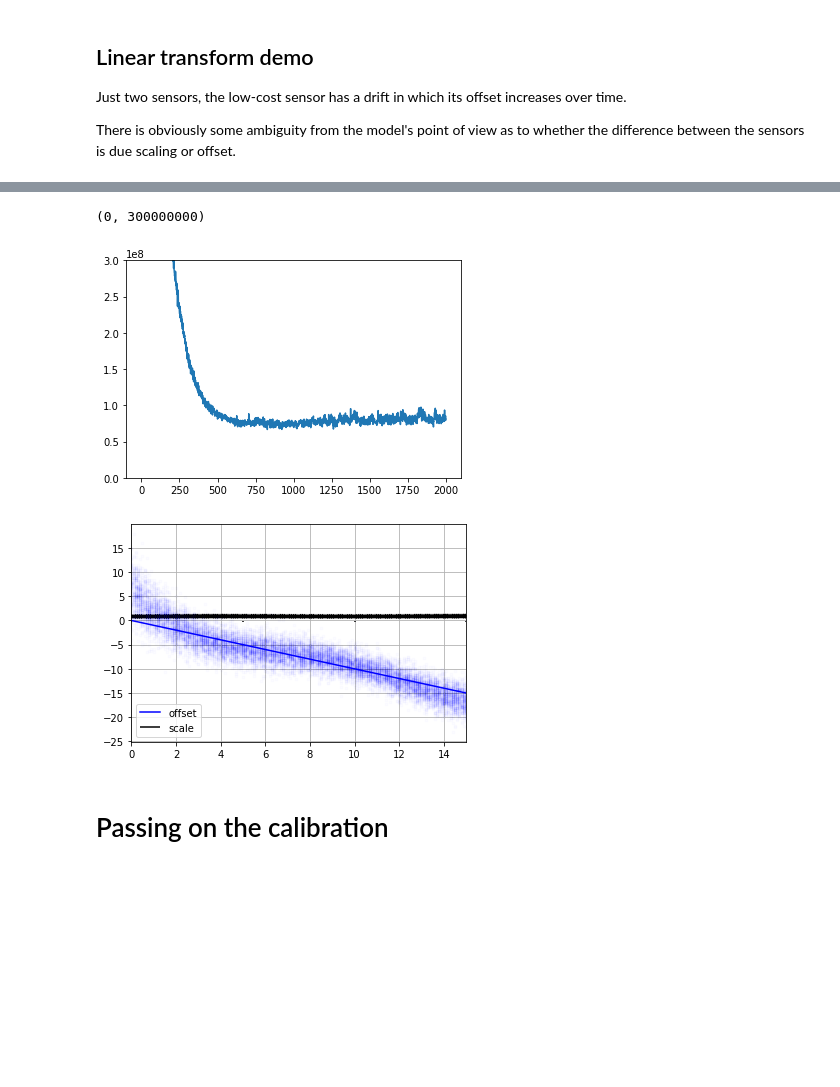
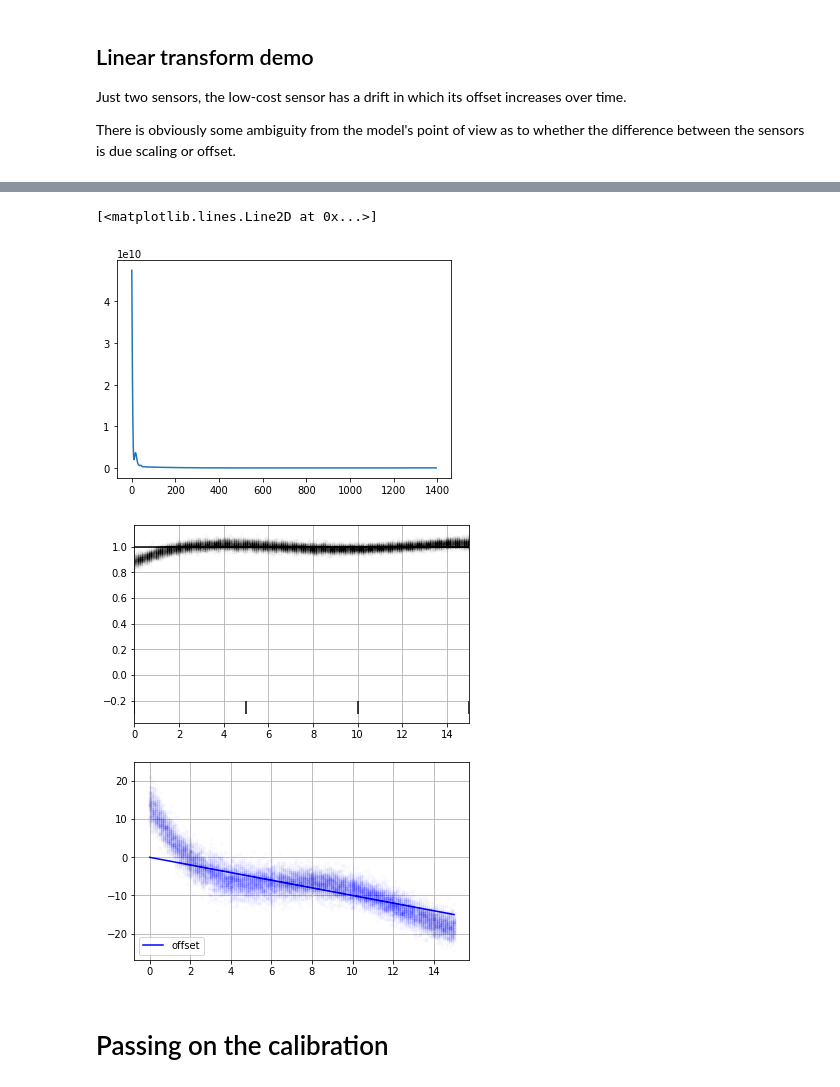
Before and after one commit to airqo-platform/calibration, a Jupyter notebook: jupyter/Demo.ipynb, the cells around one changed output, grey strips where cells are left out. Saved outputs shown, nothing was run; the diff lists cells and outputs as text; code cells hidden in the pictures; blank space fills up the shorter version.

```diff
--- a/jupyter/Demo.ipynb
+++ b/jupyter/Demo.ipynb
@@ -6,0 +13,6 @@ import matplotlib.pyplot as plt
+# %%
+X = np.c_[np.linspace(0,20,2001),np.zeros(2001),np.ones(2001)]
+y = np.cos(X[:,0])*25+100
+Y = np.c_[y,y*(0.5+0.1*X[:,0])]
+refsensor = np.array([1,0])
+Z = np.linspace(0,20,5)[:,None]
@@ -6,0 +49,22 @@ import matplotlib.pyplot as plt
+# %%
+#build test matrix
+C = 1
+for si,refs in enumerate(refsensor):
+    if refs: continue
+    x = np.linspace(0,15,151)
+    testX = np.zeros([0,3])
+    for ci in range(C):
+        tempX = np.c_[x,np.ones_like(x)*si,np.full_like(x,ci)]
+        testX = np.r_[testX,tempX]#.astype(int)
+    testsm = SparseModel(testX,cs.Z,C,Kernel(k))
+    qf_mu,qf_cov = testsm.get_qf(cs.mu,cs.scale)
+    samps = testsm.get_samples_one_sensor(cs.mu,cs.scale)
+
+    plt.figure(figsize=[6,4])
+    plt.plot(x,1/tf.exp(samps[:,:,0].numpy().T),'b.',alpha=0.0025);
+    plt.grid()
+    plt.vlines(Z[:,0],.4,.41)
+    plt.xlim([0,15])
+    #plt.hlines(0.5,0,15,'k',label='scale')
+    plt.plot([0,15],[0.5+0,0.5+0.1*15],'k-')
+    #plt.legend(loc='lower left')
@@ -27,9 +95,9 @@ def transform_fn(samps,Y):
 # %%
 k = gpflow.kernels.RBF(100,20)+gpflow.kernels.Bias(100)
 klike = gpflow.kernels.RBF(100,20)+gpflow.kernels.Bias(100)
-cs = CalibrationSystem(X, Y, Z, refsensor, 1, transform_fn, k, likemodel='distribution',gpflowkernellike=klike,likelihoodstd=0.5)
+cs = CalibrationSystem(X, Y, Z, refsensor, 1, transform_fn, k, likemodel='distribution',gpflowkernellike=klike,likelihoodstd=0.5,minibatchsize=120)
 import time
 before = time.time()
-elbo_record = cs.run(threshold=0.001)
+elbo_record = cs.run(1000)
 print(time.time()-before)
 # %% [output]
@@ -138,36 +203,39 @@ elbo_record = cs.run(its=2000)
 # %%
 plt.plot(elbo_record)
-plt.ylim([0,300000000])
+#plt.ylim([0,300000000])
 # %% [output]
-(0, 300000000)
+[<matplotlib.lines.Line2D at 0x...>]
-[figure, old version]
+[figure, new version]
 # %%
 #build test matrix
 C = 2
 for si,refs in enumerate(refsensor):
     if refs: continue
     x = np.linspace(0,15,151)
     testX = np.zeros([0,3])
     for ci in range(C):
         tempX = np.c_[x,np.ones_like(x)*si,np.full_like(x,ci)]
         testX = np.r_[testX,tempX]#.astype(int)
     testsm = SparseModel(testX,cs.Z,C,Kernel(k))
     qf_mu,qf_cov = testsm.get_qf(cs.mu,cs.scale)
     samps = testsm.get_samples_one_sensor(cs.mu,cs.scale)
 
-    plt.figure(figsize=[6,4])
+    plt.figure(figsize=[6,8])
+    plt.subplot(2,1,1)
     plt.plot(x,samps[:,:,1].numpy().T,'k.',alpha=0.01);
-    plt.plot(x,100*samps[:,:,0].numpy().T,'b.',alpha=0.01);
+    plt.hlines(1,0,15,'k',label='scale')
     #plt.plot(-getsensorshift(x,np.ones_like(x).astype(int)))
     plt.grid()
     plt.vlines(Z[:,0],-.3,-.2)
     #plt.ylim([-20,2])
     plt.xlim([0,15])
-    plt.hlines(1,0,15,'k',label='scale')
+    plt.subplot(2,1,2)
+    plt.grid()
     plt.plot([0,15],[0,-15],'b-',label='offset')
+    plt.plot(x,100*samps[:,:,0].numpy().T,'b.',alpha=0.01);
     plt.legend(loc='lower left')
 # %% [output]
-[figure, old version]
+[figure, new version]
 # %% [markdown]
 # Passing on the calibration
 # %%
```
Also changed, not shown: parts of 15 cells of this notebook, 1 other file.
